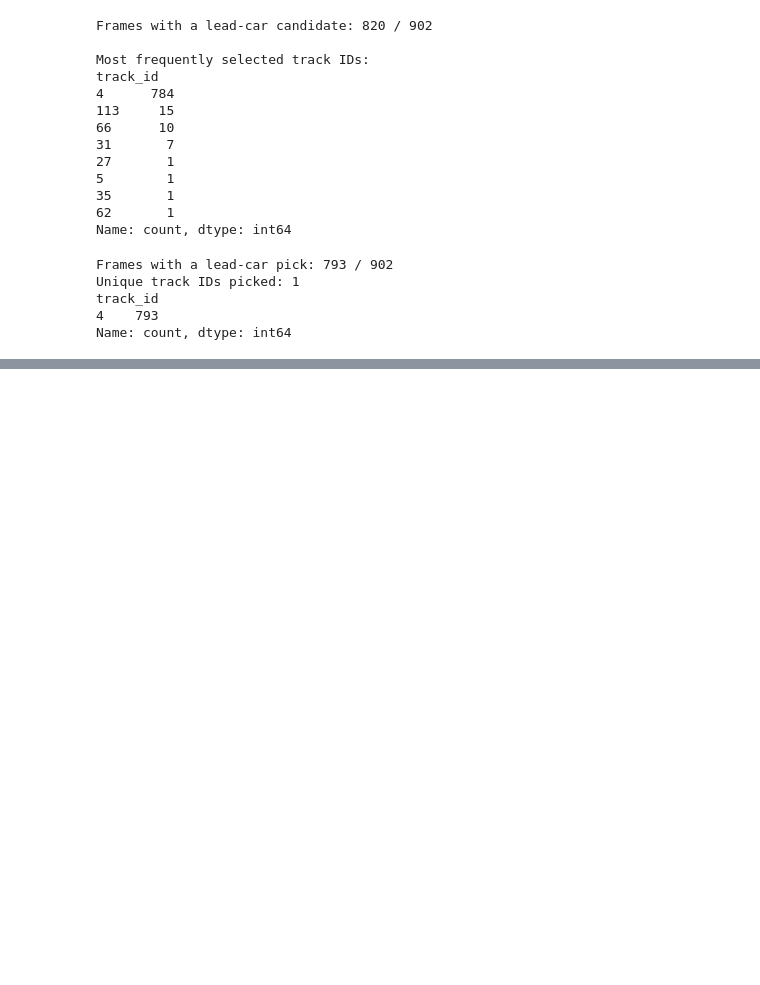
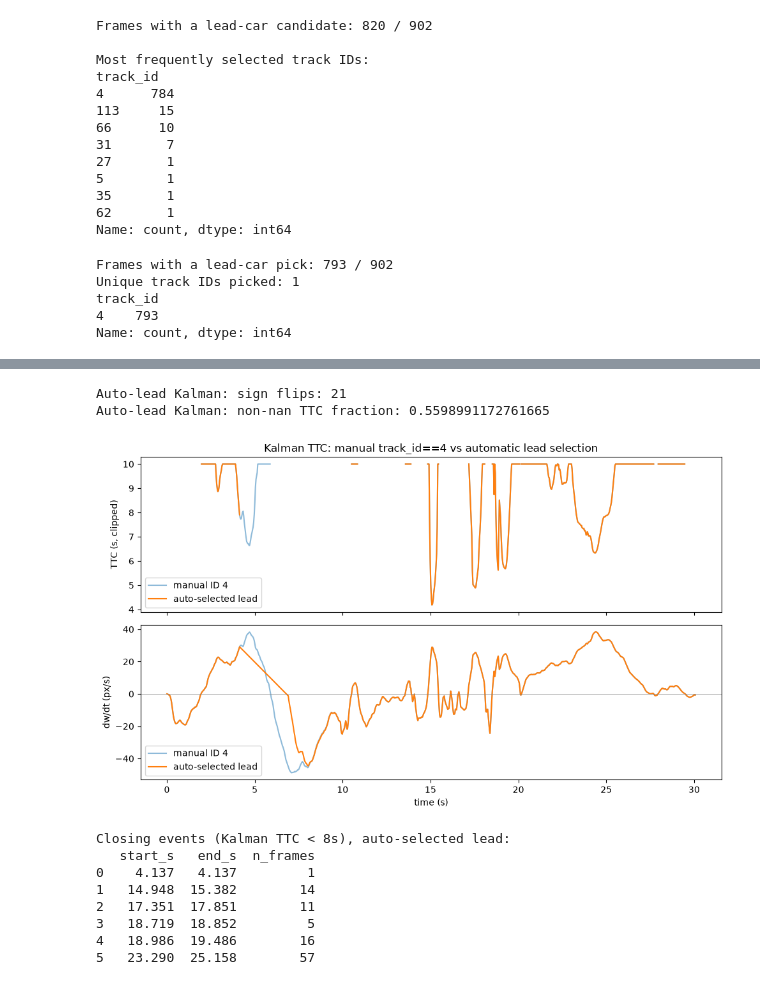
Before and after one commit to QuentinVerhoeven/driving, a Jupyter notebook: explore.ipynb, the cells around one changed output, grey strips where cells are left out. Saved outputs shown, nothing was run; the diff lists cells and outputs as text; code cells hidden in the pictures; blank space fills up the shorter version.

Commit message:
Wired automatic lead-selection into Kalman-filtered TTC

```diff
--- a/explore.ipynb
+++ b/explore.ipynb
@@ -554,0 +636,62 @@ Name: count, dtype: int64
+# %%
+# --- Wiring step 3: run the Kalman filter on the auto-selected series ---
+#
+# Same run_kalman() function from the tuning step, just fed auto_lead's
+# widths/times instead of the manual car['w']/car['time_s']. Tuning stays
+# at the values we already settled on (q_width=1, q_rate=50, R=25).
+
+auto_widths = auto_lead["w"].to_numpy()
+auto_times = auto_lead["time_s"].to_numpy()
+
+w_auto_k, rate_auto_k, ttc_auto_k = run_kalman(auto_widths, auto_times, q_width=1.0, q_rate=50.0, r_meas=25.0)
+
+auto_lead["w_kalman"] = w_auto_k
+auto_lead["rate_kalman"] = rate_auto_k
+auto_lead["ttc_kalman"] = ttc_auto_k
+
+print("Auto-lead Kalman: sign flips:", (np.sign(rate_auto_k[1:]) != np.sign(rate_auto_k[:-1])).sum())
+print("Auto-lead Kalman: non-nan TTC fraction:", np.mean(~np.isnan(ttc_auto_k)))
+
+fig, axes = plt.subplots(2, 1, figsize=(10, 6), sharex=True)
+axes[0].plot(car["time_s"], car["ttc_kalman"].clip(upper=10), alpha=0.5, label="manual ID 4")
+axes[0].plot(auto_lead["time_s"], np.clip(ttc_auto_k, 0, 10), label="auto-selected lead")
+axes[0].set_ylabel("TTC (s, clipped)")
+axes[0].legend()
+axes[0].set_title("Kalman TTC: manual track_id==4 vs automatic lead selection")
+
+axes[1].plot(car["time_s"], car["rate_kalman"], alpha=0.5, label="manual ID 4")
+axes[1].plot(auto_lead["time_s"], rate_auto_k, label="auto-selected lead")
+axes[1].axhline(0, color="gray", linewidth=0.5)
+axes[1].set_ylabel("dw/dt (px/s)")
+axes[1].set_xlabel("time (s)")
+axes[1].legend()
+
+plt.tight_layout()
+plt.show()
+
+# Same validation as the manual-ID version: group consecutive below-8s-TTC
+# frames into discrete "events" (start/end time, frame count) instead of a
+# raw frame dump, so it's directly comparable to the earlier results table
+# in NOTES.md (4.14-4.94s, 14.95-15.35s, 18.72-19.35s, 23.29-25.16s).
+below = auto_lead["ttc_kalman"] < 8
+event_id = (below != below.shift(fill_value=False)).cumsum()
+events = (
+    auto_lead[below]
+    .groupby(event_id[below])
+    .agg(start_s=("time_s", "min"), end_s=("time_s", "max"), n_frames=("time_s", "size"))
+    .reset_index(drop=True)
+)
+print("\nClosing events (Kalman TTC < 8s), auto-selected lead:")
+print(events)
+# %% [output]
+Auto-lead Kalman: sign flips: 21
+Auto-lead Kalman: non-nan TTC fraction: 0.5598991172761665
+[figure, added]
+Closing events (Kalman TTC < 8s), auto-selected lead:
+   start_s   end_s  n_frames
+0    4.137   4.137         1
+1   14.948  15.382        14
+2   17.351  17.851        11
+3   18.719  18.852         5
+4   18.986  19.486        16
+5   23.290  25.158        57
```
Also changed, not shown: parts of 2 cells of this notebook, 4 other files.
